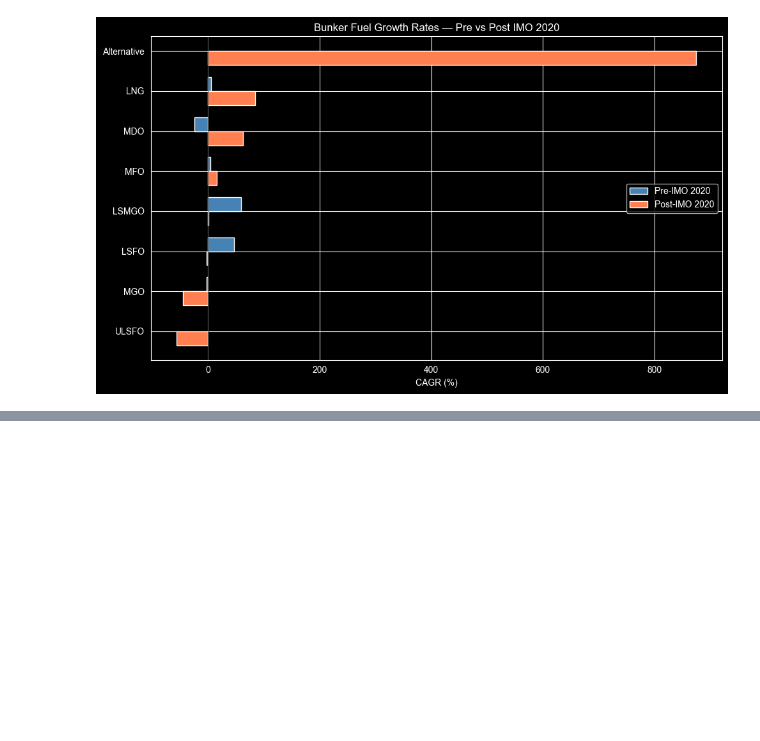
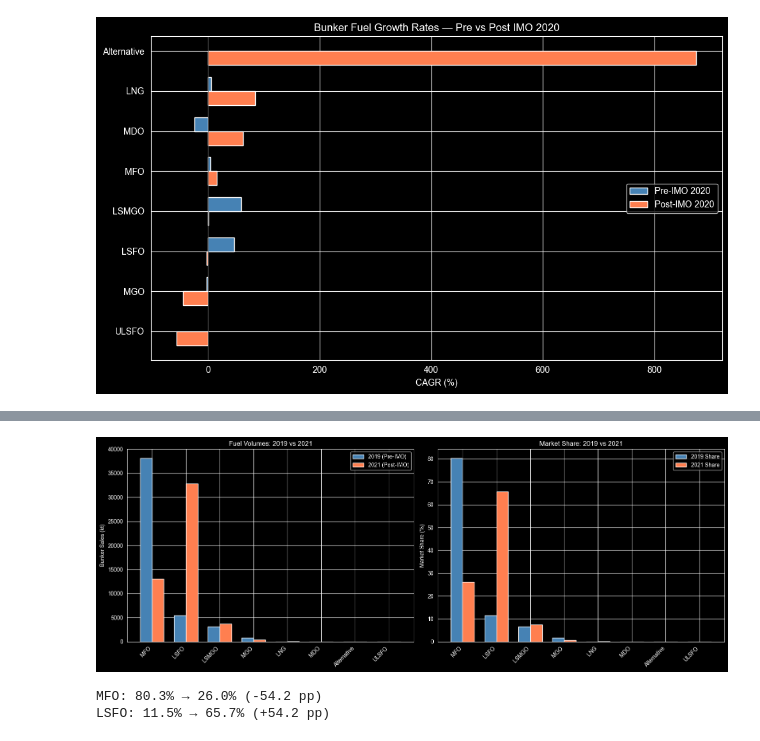
Before and after one commit to Javen420/Exports-Analysis, a Jupyter notebook: notebooks/market_overview.ipynb, the cells around one changed output, grey strips where cells are left out. Saved outputs shown, nothing was run; the diff lists cells and outputs as text; code cells hidden in the pictures; blank space fills up the shorter version.

```diff
--- a/notebooks/market_overview.ipynb
+++ b/notebooks/market_overview.ipynb
@@ -171,0 +174,11 @@ plt.show()
+# %%
+# 2019 vs 2021 annual totals by fuel category
+compare_years = annual_data[annual_data.index.isin([2019, 2021])]
+compare = compare_years.groupby([compare_years.index, "fuel_category"])["bunker_sales"].sum().unstack(fill_value=0)
+compare = compare.T.sort_values(by=2019, ascending=False)
+
+# Add market share columns
+compare["share_2019"] = compare[2019] / compare[2019].sum() * 100
+compare["share_2021"] = compare[2021] / compare[2021].sum() * 100
+compare["share_change"] = compare["share_2021"] - compare["share_2019"]
+compare
@@ -171,0 +196,42 @@ plt.show()
+# %%
+# Before/after bar chart — 2019 vs 2021 absolute volumes
+fuels = compare.index.tolist()
+x = range(len(fuels))
+width = 0.35
+
+fig, axes = plt.subplots(1, 2, figsize=(16, 6))
+
+# Absolute volumes
+ax = axes[0]
+ax.bar([i - width/2 for i in x], compare[2019], width, label="2019 (Pre-IMO)", color="steelblue")
+ax.bar([i + width/2 for i in x], compare[2021], width, label="2021 (Post-IMO)", color="coral")
+ax.set_xticks(list(x))
+ax.set_xticklabels(fuels, rotation=45, ha="right")
+ax.set_ylabel("Bunker Sales (kt)")
+ax.set_title("Fuel Volumes: 2019 vs 2021")
+ax.legend()
+
+# Market share comparison
+ax2 = axes[1]
+ax2.bar([i - width/2 for i in x], compare["share_2019"], width, label="2019 Share", color="steelblue")
+ax2.bar([i + width/2 for i in x], compare["share_2021"], width, label="2021 Share", color="coral")
+ax2.set_xticks(list(x))
+ax2.set_xticklabels(fuels, rotation=45, ha="right")
+ax2.set_ylabel("Market Share (%)")
+ax2.set_title("Market Share: 2019 vs 2021")
+ax2.legend()
+
+plt.tight_layout()
+plt.show()
+
+# Print headline shifts
+for fuel in fuels:
+    s19 = compare.loc[fuel, "share_2019"]
+    s21 = compare.loc[fuel, "share_2021"]
+    delta = compare.loc[fuel, "share_change"]
+    if abs(delta) > 1:
+        print(f"{fuel}: {s19:.1f}% → {s21:.1f}% ({delta:+.1f} pp)")
+# %% [output]
+[figure, added]
+MFO: 80.3% → 26.0% (-54.2 pp)
+LSFO: 11.5% → 65.7% (+54.2 pp)
```
Also changed, not shown: parts of 8 cells of this notebook, 1 other file.
